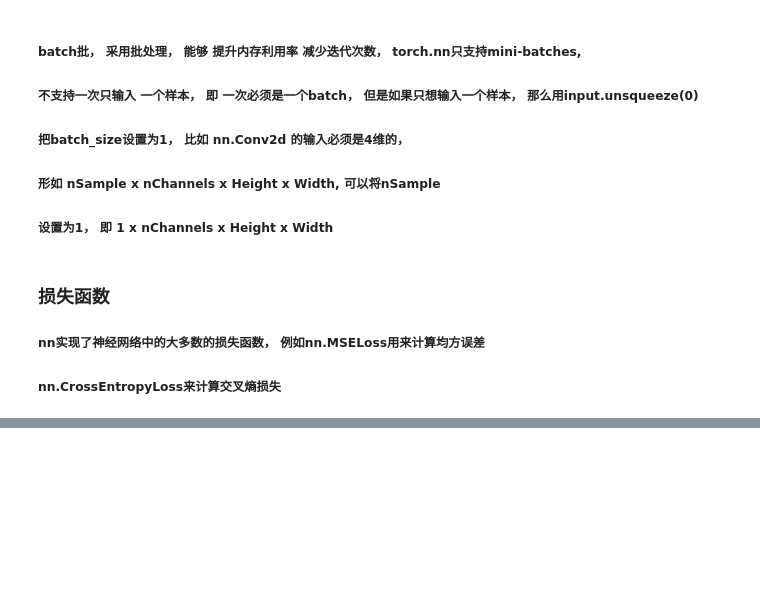
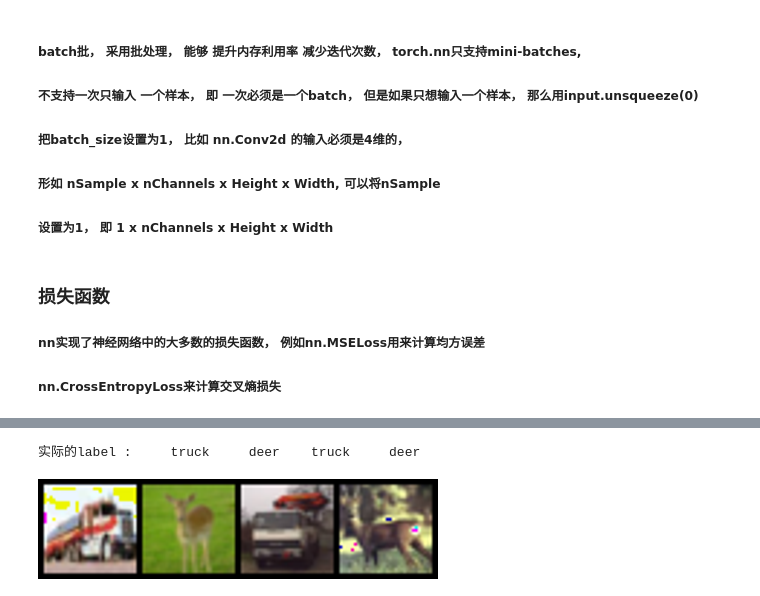
Before and after one commit to Lhtoday/PytorchLog, a Jupyter notebook: PyTorchRumen.ipynb, the cells around one changed output, grey strips where cells are left out. Saved outputs shown, nothing was run; the diff lists cells and outputs as text; code cells hidden in the pictures; blank space fills up the shorter version.

```diff
--- a/PyTorchRumen.ipynb
+++ b/PyTorchRumen.ipynb
@@ -344,0 +426,5 @@ tensor(28.3272, grad_fn=<MseLossBackward0>)
+# %%
+import torchvision as tv
+import torchvision.transforms as transforms
+from torchvision.transforms import  ToPILImage
+show = ToPILImage() # 可以把Tensor转成Image，方便可视化
@@ -344,0 +587,9 @@ tensor(28.3272, grad_fn=<MseLossBackward0>)
+# %%
+dataiter = iter(testloader)
+images, labels = dataiter.__next__()
+print('实际的label : ', ' '.join(\
+    '%08s'%classes[labels[j]] for j in range(4)))
+show(tv.utils.make_grid(images / 2 - 0.5)).resize((400, 100))
+# %% [output]
+实际的label :     truck     deer    truck     deer
+[figure, added]
```
Also changed, not shown: parts of 32 cells of this notebook, 1 other file.
